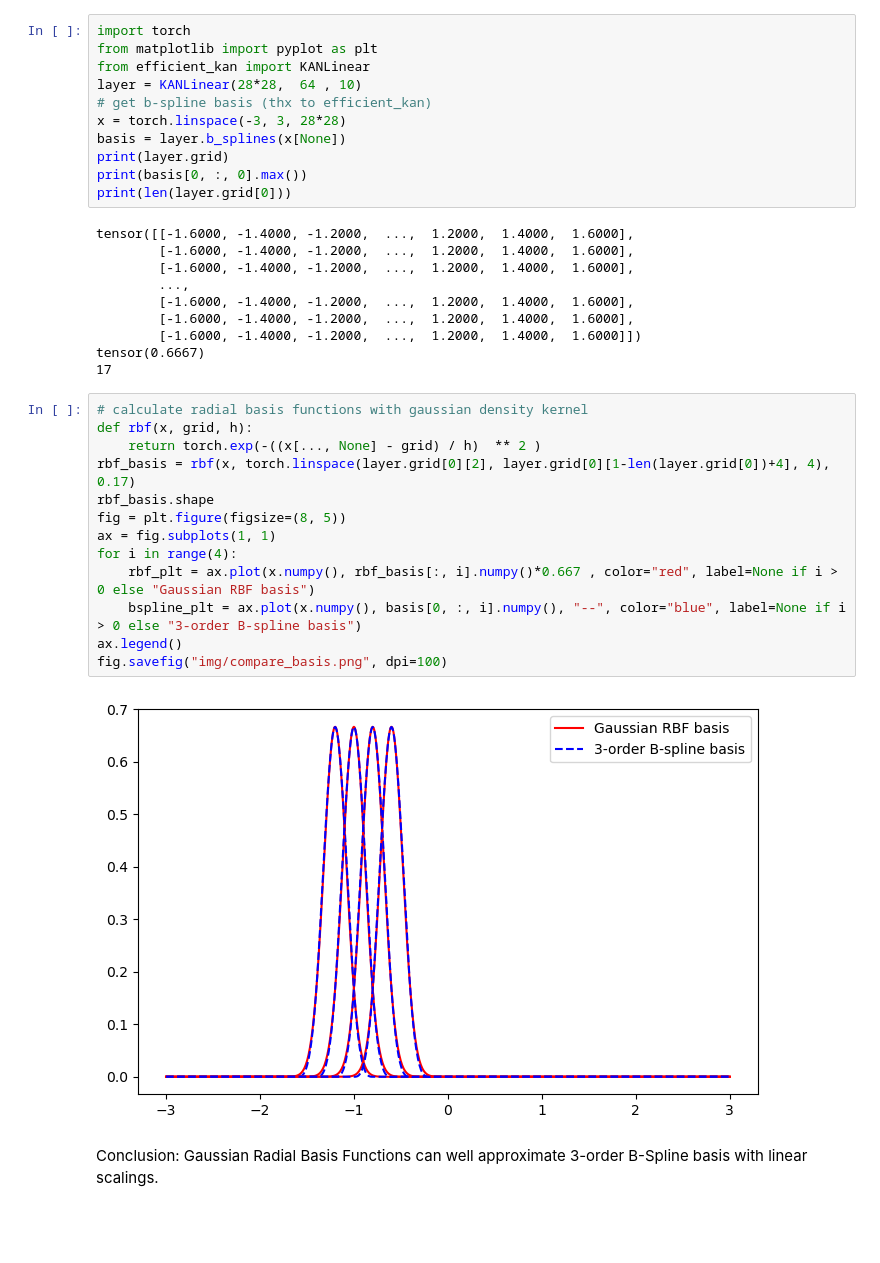
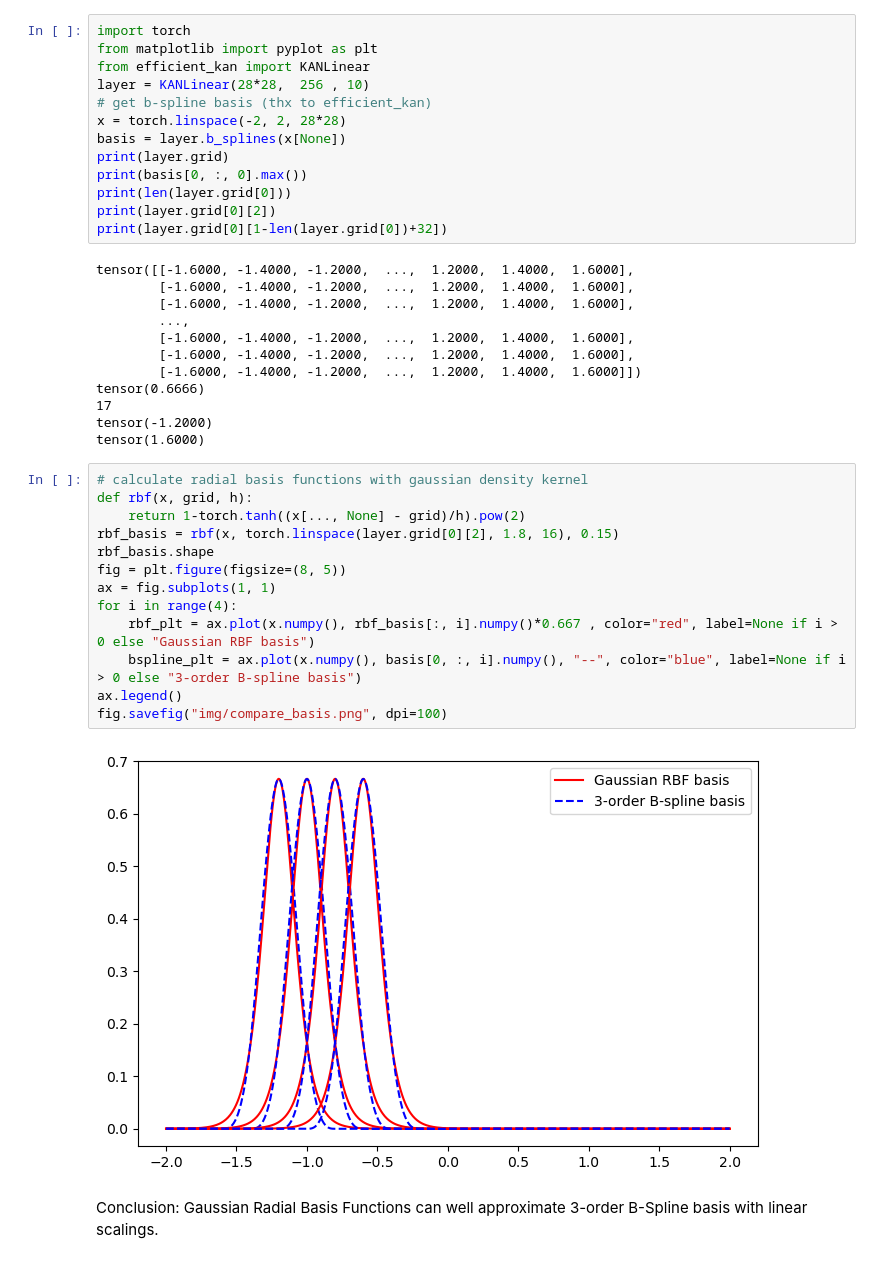
Before and after one commit to ThuraAung1601/faster-kan, a Jupyter notebook: draw_spline_basis.ipynb, the cells around one changed output. Saved outputs shown, nothing was run; the diff lists cells and outputs as text; blank space fills up the shorter version.

```diff
--- a/draw_spline_basis.ipynb
+++ b/draw_spline_basis.ipynb
@@ -2,13 +2,15 @@
 import torch
 from matplotlib import pyplot as plt
 from efficient_kan import KANLinear
-layer = KANLinear(28*28,  64 , 10)
+layer = KANLinear(28*28,  256 , 10)
 # get b-spline basis (thx to efficient_kan)
-x = torch.linspace(-3, 3, 28*28)
+x = torch.linspace(-2, 2, 28*28)
 basis = layer.b_splines(x[None])
 print(layer.grid)
 print(basis[0, :, 0].max())
 print(len(layer.grid[0]))
+print(layer.grid[0][2])
+print(layer.grid[0][1-len(layer.grid[0])+32])
 # %% [output]
 tensor([[-1.6000, -1.4000, -1.2000,  ...,  1.2000,  1.4000,  1.6000],
         [-1.6000, -1.4000, -1.2000,  ...,  1.2000,  1.4000,  1.6000],
@@ -17,22 +19,24 @@ tensor([[-1.6000, -1.4000, -1.2000,  ...,  1.2000,  1.4000,  1.6000],
         [-1.6000, -1.4000, -1.2000,  ...,  1.2000,  1.4000,  1.6000],
         [-1.6000, -1.4000, -1.2000,  ...,  1.2000,  1.4000,  1.6000],
         [-1.6000, -1.4000, -1.2000,  ...,  1.2000,  1.4000,  1.6000]])
-tensor(0.6667)
+tensor(0.6666)
 17
+tensor(-1.2000)
+tensor(1.6000)
 # %%
 # calculate radial basis functions with gaussian density kernel
 def rbf(x, grid, h):
-    return torch.exp(-((x[..., None] - grid) / h)  ** 2 )
-rbf_basis = rbf(x, torch.linspace(layer.grid[0][2], layer.grid[0][1-len(layer.grid[0])+4], 4), 0.17)
+    return 1-torch.tanh((x[..., None] - grid)/h).pow(2)
+rbf_basis = rbf(x, torch.linspace(layer.grid[0][2], 1.8, 16), 0.15)
 rbf_basis.shape
 fig = plt.figure(figsize=(8, 5))
 ax = fig.subplots(1, 1)
 for i in range(4):
     rbf_plt = ax.plot(x.numpy(), rbf_basis[:, i].numpy()*0.667 , color="red", label=None if i > 0 else "Gaussian RBF basis")
     bspline_plt = ax.plot(x.numpy(), basis[0, :, i].numpy(), "--", color="blue", label=None if i > 0 else "3-order B-spline basis")
 ax.legend()
 fig.savefig("img/compare_basis.png", dpi=100)
 # %% [output]
-[figure, old version]
+[figure, new version]
 # %% [markdown]
 Conclusion: Gaussian Radial Basis Functions can well approximate 3-order B-Spline basis with linear scalings.
```
Also changed, not shown: 7 other files.
